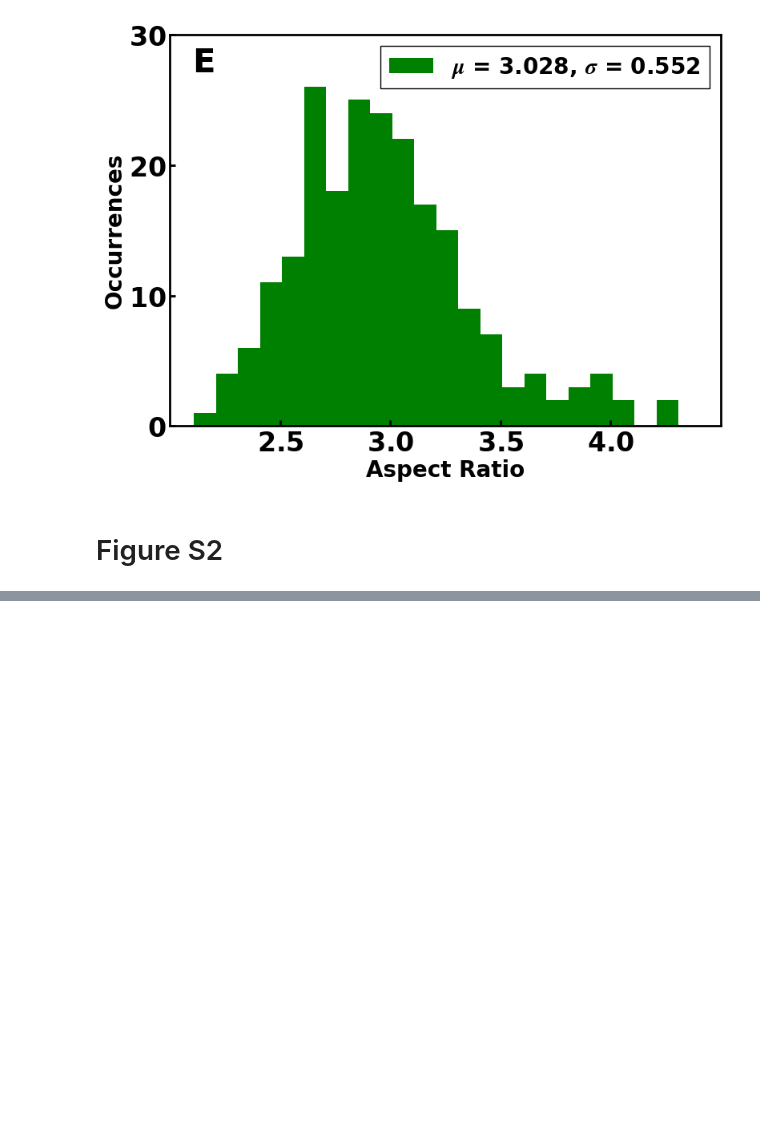
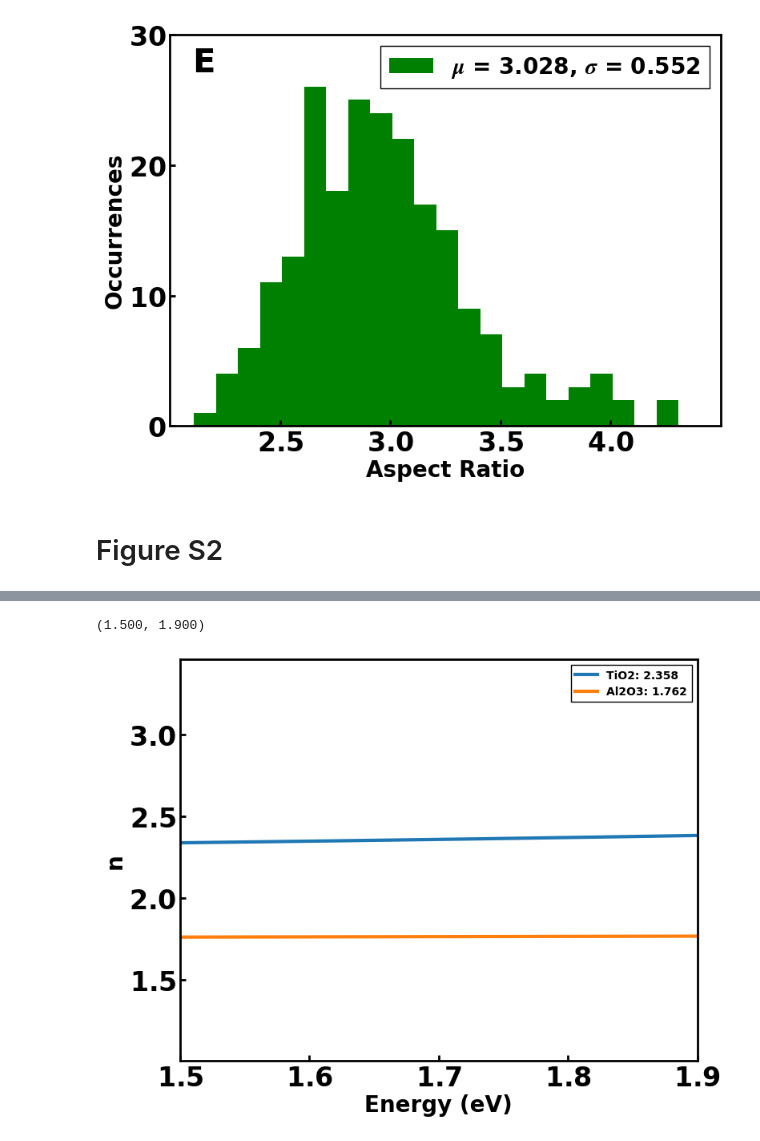
Before and after one commit to SWAN88/AuNR_DA, a Jupyter notebook: 060524_AuNR_DA_SI_figures.ipynb, the cells around one changed output, grey strips where cells are left out. Drawn from its saved outputs; the diff is of its cells as text; code cells hidden in the pictures; blank space fills up the shorter version.

```diff
--- a/060524_AuNR_DA_SI_figures.ipynb
+++ b/060524_AuNR_DA_SI_figures.ipynb
@@ -253,0 +262,24 @@ print(round(ECI_ITO_kmean, 7), round(glass_ITO_kmean, 7))
+# %%
+tio2_data = pd.read_csv(Path(p_data, 'tio2.csv'))
+al2o3_data = pd.read_csv(Path(p_data, 'al2o3.csv'))
+
+tio2_data['eV'] = 1240 / tio2_data['wav']
+al2o3_data['wav'] = al2o3_data['wav']*10e2
+al2o3_data['eV'] = 1240 / al2o3_data['wav']
+# %%
+tio2_nmean = tio2_data[(tio2_data['eV'] > 1.52) & (tio2_data['eV'] < 1.9)]['n'].mean()
+al2o3_nmean = al2o3_data[(al2o3_data['eV'] > 1.52) & (al2o3_data['eV'] < 1.9)]['n'].mean()
+
+plt.plot(tio2_data["eV"], tio2_data["n"], label=f"TiO2: {round(tio2_nmean, 3)}")
+# plt.plot(tio2_data["eV"], tio2_data["k"], label="k")
+
+plt.plot(al2o3_data["eV"], al2o3_data["n"], label=f"Al2O3: {round(al2o3_nmean, 3)}")
+
+plt.xlabel("Energy (eV)")
+plt.ylabel("n")
+plt.legend()
+
+plt.xlim([1.5, 1.9])
+# %% [output]
+(1.500, 1.900)
+[figure, added]
```
Also changed, not shown: parts of 7 cells of this notebook, 7 other files.
